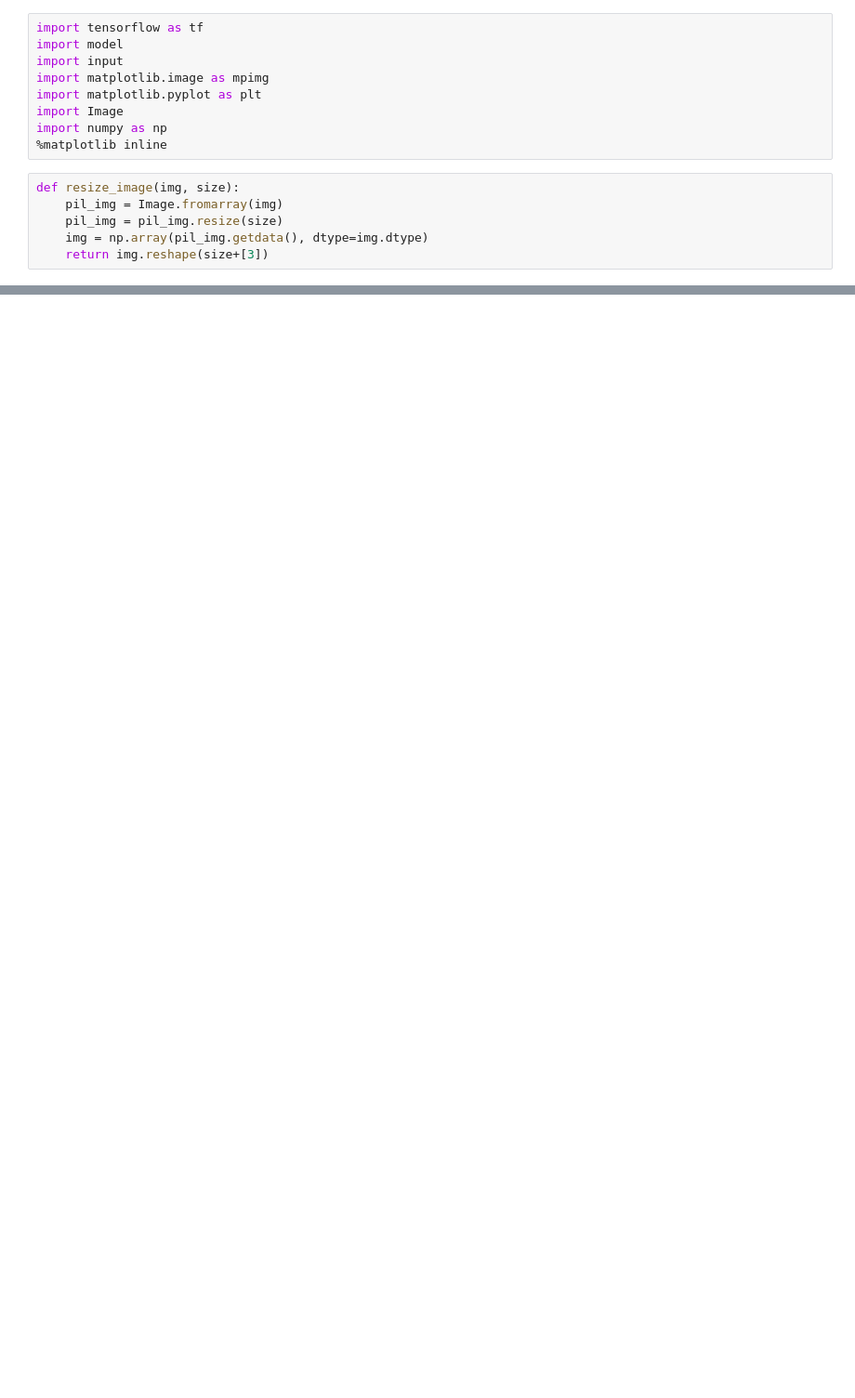
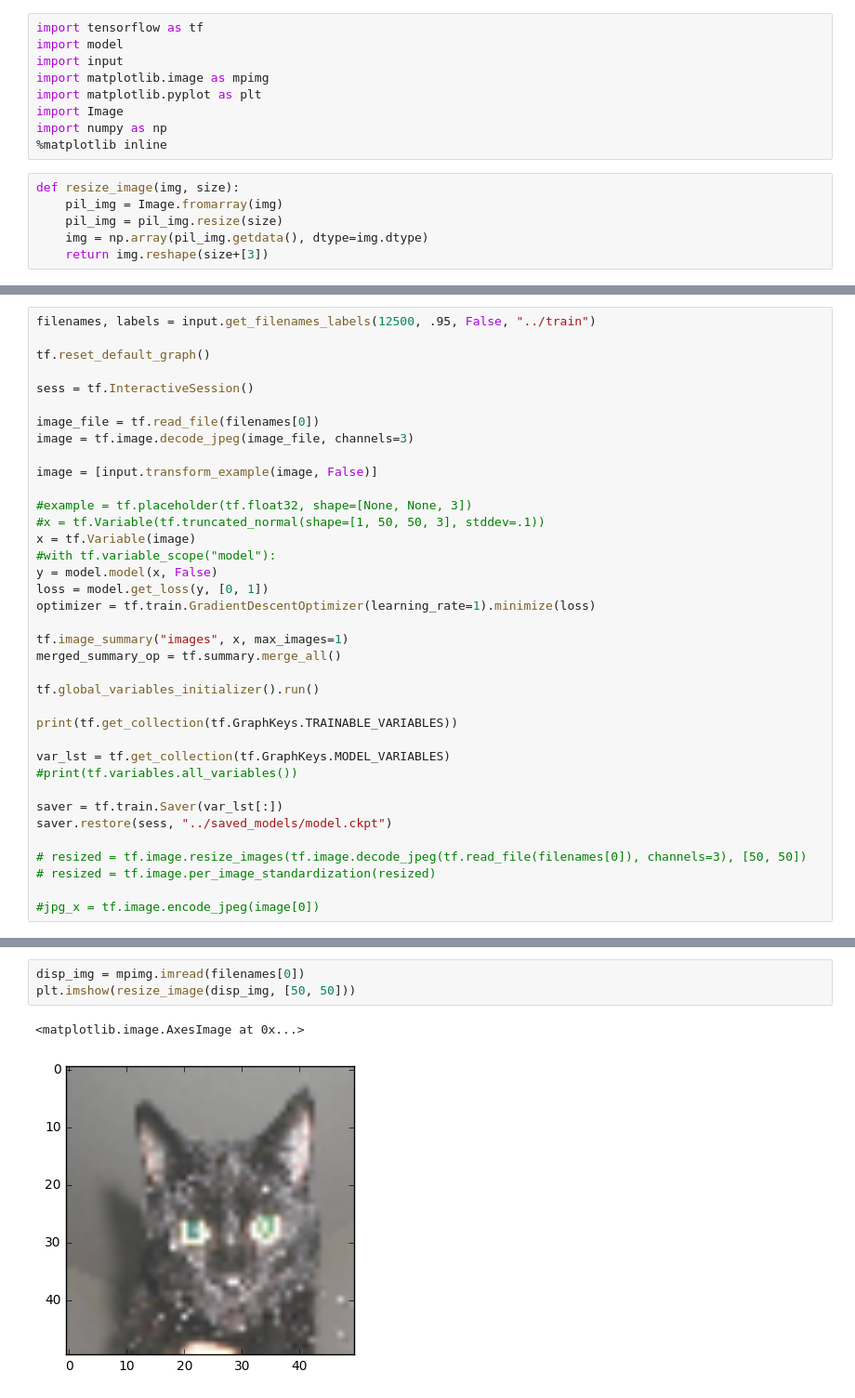
Before and after one commit to wichersn/kaggle_cat_dog_recognize_tf, a Jupyter notebook: visualize_predictions.ipynb, the cells around one changed output, grey strips where cells are left out. Shown at 93% size. Saved outputs shown, nothing was run; the diff lists cells and outputs as text; blank space fills up the shorter version.

```diff
--- a/visualize_predictions.ipynb
+++ b/visualize_predictions.ipynb
@@ -65,0 +52,37 @@ Cat............. Dog
+# %%
+filenames, labels = input.get_filenames_labels(12500, .95, False, "../train")
+
+tf.reset_default_graph()
+
+sess = tf.InteractiveSession()
+
+image_file = tf.read_file(filenames[0])
+image = tf.image.decode_jpeg(image_file, channels=3)
+
+image = [input.transform_example(image, False)]
+
+#example = tf.placeholder(tf.float32, shape=[None, None, 3])
+#x = tf.Variable(tf.truncated_normal(shape=[1, 50, 50, 3], stddev=.1))
+x = tf.Variable(image)
+#with tf.variable_scope("model"):
+y = model.model(x, False)
+loss = model.get_loss(y, [0, 1])
+optimizer = tf.train.GradientDescentOptimizer(learning_rate=1).minimize(loss)
+
+tf.image_summary("images", x, max_images=1)
+merged_summary_op = tf.summary.merge_all()
+
+tf.global_variables_initializer().run()
+
+print(tf.get_collection(tf.GraphKeys.TRAINABLE_VARIABLES))
+
+var_lst = tf.get_collection(tf.GraphKeys.MODEL_VARIABLES)
+#print(tf.variables.all_variables())
+
+saver = tf.train.Saver(var_lst[:])
+saver.restore(sess, "../saved_models/model.ckpt")
+
+# resized = tf.image.resize_images(tf.image.decode_jpeg(tf.read_file(filenames[0]), channels=3), [50, 50])
+# resized = tf.image.per_image_standardization(resized)
+
+#jpg_x = tf.image.encode_jpeg(image[0])
@@ -66,3 +142,9 @@ Cat............. Dog
+# %%
+disp_img = mpimg.imread(filenames[0])
+plt.imshow(resize_image(disp_img, [50, 50]))
+# %% [output]
+<matplotlib.image.AxesImage at 0x...>
+[figure, added]
 # %%
 example = tf.placeholder(tf.float32, shape=[None, None, None, 3])
 x = tf.image.resize_images(example, [50, 50])
```
Also changed, not shown: parts of 9 cells of this notebook, 3 other files.
